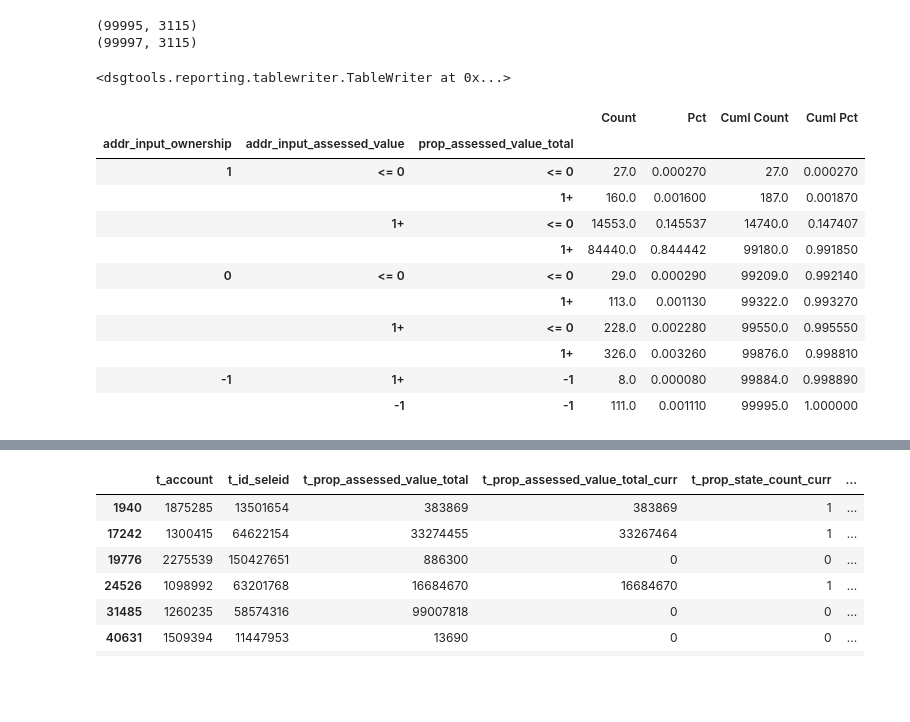
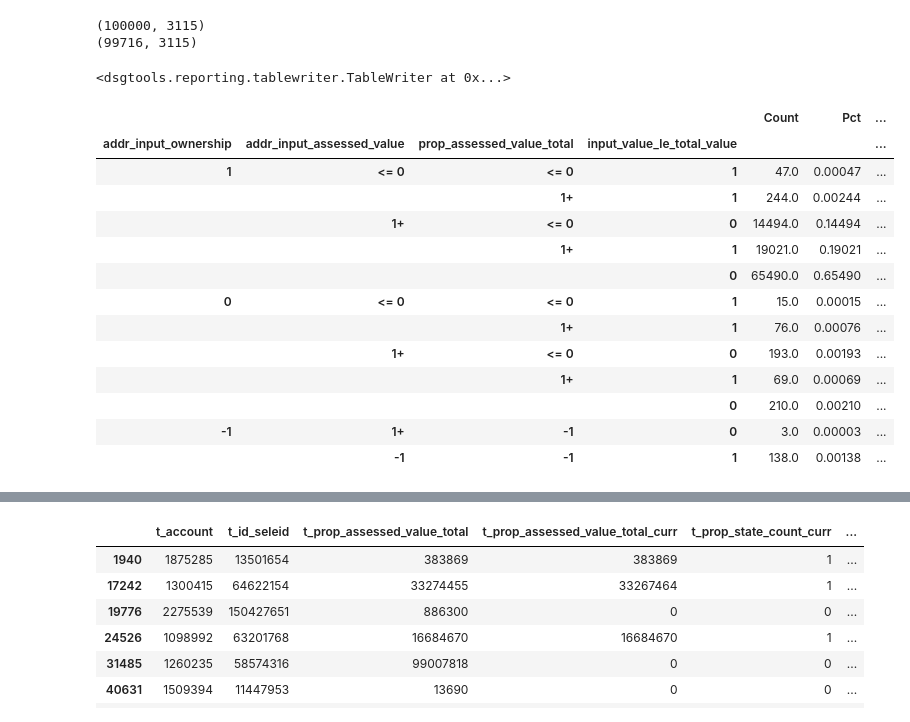
Before and after one commit to liuwe01/dsbsvc-productrnd-business-ARBMS-2023, a Jupyter notebook: 22_AMEX_1587.ipynb, the cells around one changed output, grey strips where cells are left out. Drawn from its saved outputs; the diff is of its cells as text; code cells hidden in the pictures; blank space fills up the shorter version.

```diff
--- a/22_AMEX.ipynb
+++ b/22_AMEX_1587.ipynb
@@ -14,12 +14,12 @@ path = 'Analytics/RnD Projects/Product RnD/Business/_ARMBS_Tickets/2023/air_1587
 # %%
 from dsgtools import azure
 ## link to 20 ipynb
-base = pd.read_adls("Analytics/RnD Projects/Product RnD/Business/_ARMBS_Tickets/2023/air_1587/1019_air_1587_business_shell_v31_base_w20231018-164942_sas_layout_busshell.csv",
+base = pd.read_adls("Analytics/RnD Projects/Product RnD/Business/_ARMBS_Tickets/2023/air_1587/1108_air_1587_business_shell_v31_base_w20231107-084618_sas_layout_busshell.csv",
                     reader = pd.read_csv, encoding='iso-8859-1', verbose = False, low_memory = False)
-test = pd.read_adls("Analytics/RnD Projects/Product RnD/Business/_ARMBS_Tickets/2023/air_1587/1019_air_1587_business_shell_v31_test_w20231018-174956_sas_layout_busshell.csv",
+test = pd.read_adls("Analytics/RnD Projects/Product RnD/Business/_ARMBS_Tickets/2023/air_1587/1108_air_1587_business_shell_v31_test_w20231107-113955_sas_layout_busshell.csv",
                     reader = pd.read_csv, encoding='iso-8859-1', verbose = False, low_memory = False)
 print(base.shape)
 print(test.shape)
 # %% [output]
-(99995, 3115)
-(99997, 3115)
+(100000, 3115)
+(99716, 3115)
@@ -43,24 +52,29 @@ cr = ImpactAnalysisReport(base, test, keys="account",
 cr.to_xlsx("./_temp/air_1587comparison.xlsx", overwrite= True)
 # %% [output]
 <dsgtools.reporting.tablewriter.TableWriter at 0x...>
+# %%
+base["input_value_le_total_value"] = np.where(base.addr_input_assessed_value <= base.prop_assessed_value_total, 1, 0)
+test["input_value_le_total_value"] = np.where(test.addr_input_assessed_value <= test.prop_assessed_value_total, 1, 0)
 # %%
 # interested attributes: 'AssetPropAssessedTotalEver', "InputAddrOwnership", "InputAddrAssessedTotal"
 # prop_assessed_value_total: -1, 0, pos
 # addr_input_ownership: -1, 0, 1
 # addr_input_assessed_value: -1, 0, pos
 fmt = make_format(cuts = [-np.inf, 0, np.inf], exceptions = [-1])
-freq("addr_input_ownership", "addr_input_assessed_value", "prop_assessed_value_total", df = base, format = [None, fmt, fmt], cross = False, observed = True)
+freq("addr_input_ownership", "addr_input_assessed_value", "prop_assessed_value_total", "input_value_le_total_value", df = base, format = [None, fmt, fmt, None], cross = False, observed = True)
 # %% [output]
-|  |  |  | Count | Pct | Cuml Count | Cuml Pct |
-| addr_input_ownership | addr_input_assessed_value | prop_assessed_value_total |  |  |  |  |
-| 1 | <= 0 | <= 0 | 27.0 | 0.000270 | 27.0 | 0.000270 |
-|  |  | 1+ | 160.0 | 0.001600 | 187.0 | 0.001870 |
-|  | 1+ | <= 0 | 14553.0 | 0.145537 | 14740.0 | 0.147407 |
-|  |  | 1+ | 84440.0 | 0.844442 | 99180.0 | 0.991850 |
-| 0 | <= 0 | <= 0 | 29.0 | 0.000290 | 99209.0 | 0.992140 |
-|  |  | 1+ | 113.0 | 0.001130 | 99322.0 | 0.993270 |
-|  | 1+ | <= 0 | 228.0 | 0.002280 | 99550.0 | 0.995550 |
-|  |  | 1+ | 326.0 | 0.003260 | 99876.0 | 0.998810 |
-| -1 | 1+ | -1 | 8.0 | 0.000080 | 99884.0 | 0.998890 |
-|  | -1 | -1 | 111.0 | 0.001110 | 99995.0 | 1.000000 |
+|  |  |  |  | Count | Pct | ... |
+| addr_input_ownership | addr_input_assessed_value | prop_assessed_value_total | input_value_le_total_value |  |  | ... |
+| 1 | <= 0 | <= 0 | 1 | 47.0 | 0.00047 | ... |
+|  |  | 1+ | 1 | 244.0 | 0.00244 | ... |
+|  | 1+ | <= 0 | 0 | 14494.0 | 0.14494 | ... |
+|  |  | 1+ | 1 | 19021.0 | 0.19021 | ... |
+|  |  |  | 0 | 65490.0 | 0.65490 | ... |
+| 0 | <= 0 | <= 0 | 1 | 15.0 | 0.00015 | ... |
+|  |  | 1+ | 1 | 76.0 | 0.00076 | ... |
+|  | 1+ | <= 0 | 0 | 193.0 | 0.00193 | ... |
+|  |  | 1+ | 1 | 69.0 | 0.00069 | ... |
+|  |  |  | 0 | 210.0 | 0.00210 | ... |
+| -1 | 1+ | -1 | 0 | 3.0 | 0.00003 | ... |
+|  | -1 | -1 | 1 | 138.0 | 0.00138 | ... |
 # %%
```
Also changed, not shown: parts of 12 cells of this notebook, 15 other files.
